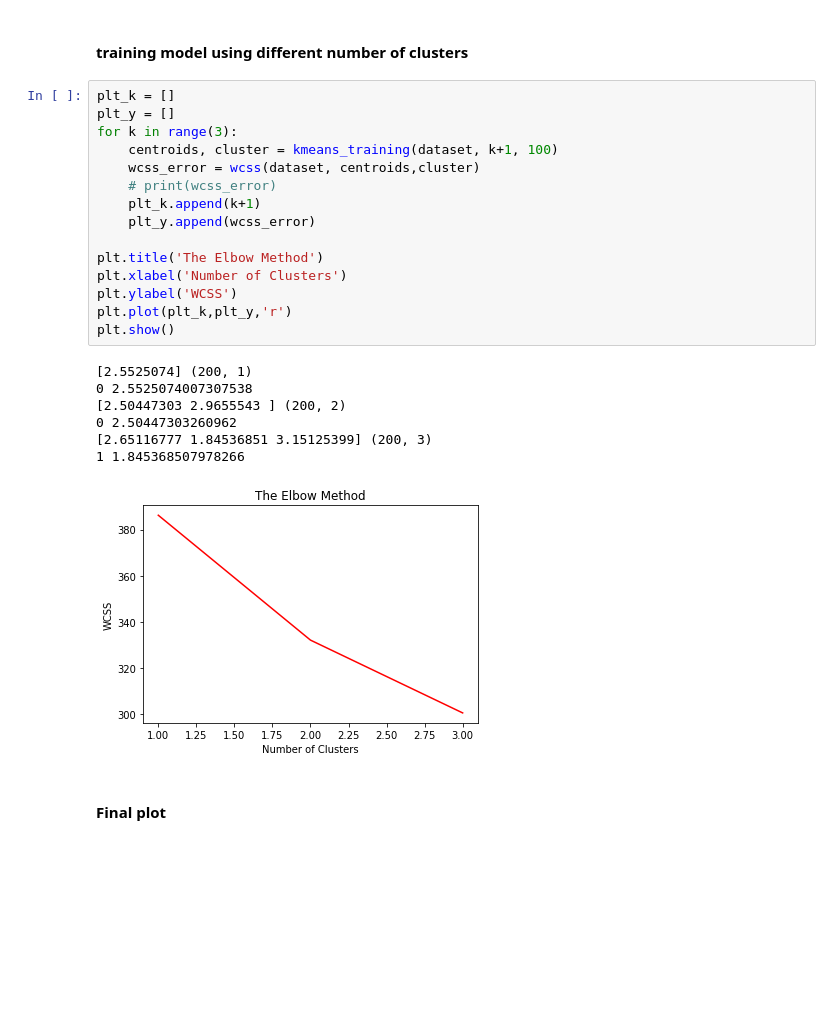
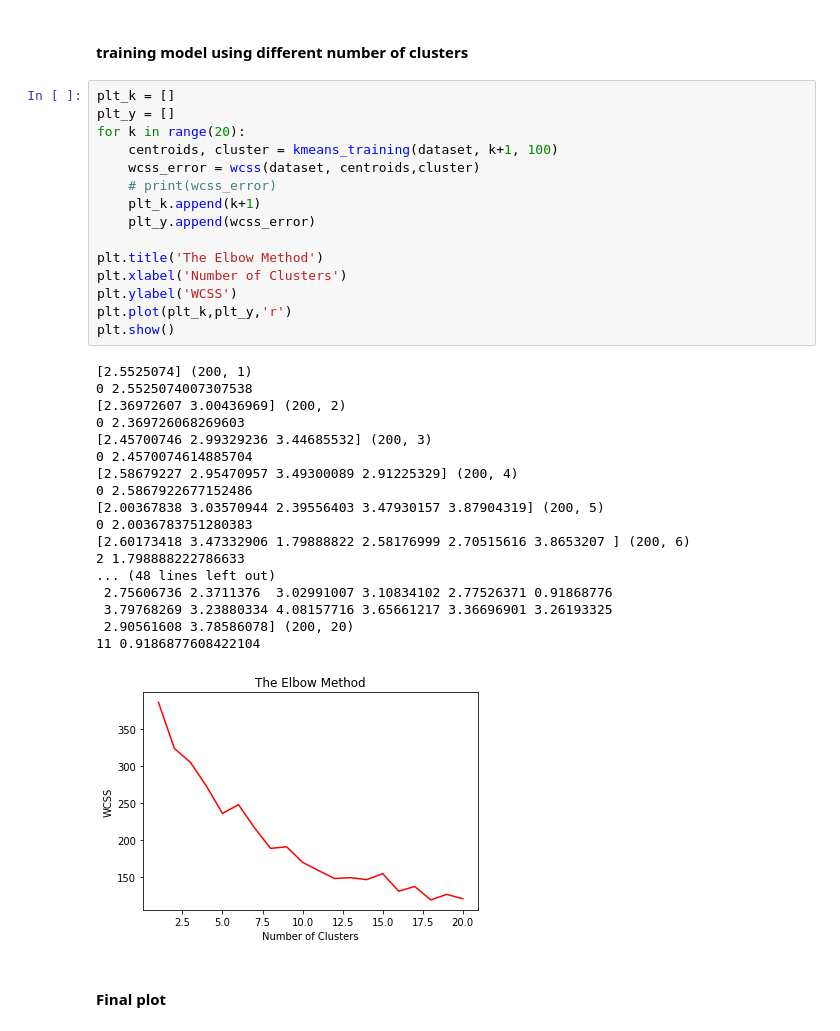
Before and after one commit to hadleyhzy34/machine_learning, a Jupyter notebook: K-means/k_means_from_scratch.ipynb, the cells around one changed output. Drawn from its saved outputs; the diff is of its cells as text; blank space fills up the shorter version.

```diff
--- a/K-means/k_means_from_scratch.ipynb
+++ b/K-means/k_means_from_scratch.ipynb
@@ -125,26 +125,37 @@ def wcss(X, centroids, cluster):
 # %%
 plt_k = []
 plt_y = []
-for k in range(3):
+for k in range(20):
     centroids, cluster = kmeans_training(dataset, k+1, 100)
     wcss_error = wcss(dataset, centroids,cluster)
     # print(wcss_error)
     plt_k.append(k+1)
     plt_y.append(wcss_error)
 
 plt.title('The Elbow Method')
 plt.xlabel('Number of Clusters')
 plt.ylabel('WCSS')
 plt.plot(plt_k,plt_y,'r')
 plt.show()
 # %% [output]
 [2.5525074] (200, 1)
 0 2.5525074007307538
-[2.50447303 2.9655543 ] (200, 2)
-0 2.50447303260962
-[2.65116777 1.84536851 3.15125399] (200, 3)
-1 1.845368507978266
+[2.36972607 3.00436969] (200, 2)
+0 2.369726068269603
+[2.45700746 2.99329236 3.44685532] (200, 3)
+0 2.4570074614885704
+[2.58679227 2.95470957 3.49300089 2.91225329] (200, 4)
+0 2.5867922677152486
+[2.00367838 3.03570944 2.39556403 3.47930157 3.87904319] (200, 5)
+0 2.0036783751280383
+[2.60173418 3.47332906 1.79888822 2.58176999 2.70515616 3.8653207 ] (200, 6)
+2 1.798888222786633
+... (48 lines left out)
+ 2.75606736 2.3711376  3.02991007 3.10834102 2.77526371 0.91868776
+ 3.79768269 3.23880334 4.08157716 3.65661217 3.36696901 3.26193325
+ 2.90561608 3.78586078] (200, 20)
+11 0.9186877608422104
-[figure, old version]
+[figure, new version]
 # %% [markdown]
 #### Final plot
 # %%
```
Also changed, not shown: 6 other files.
